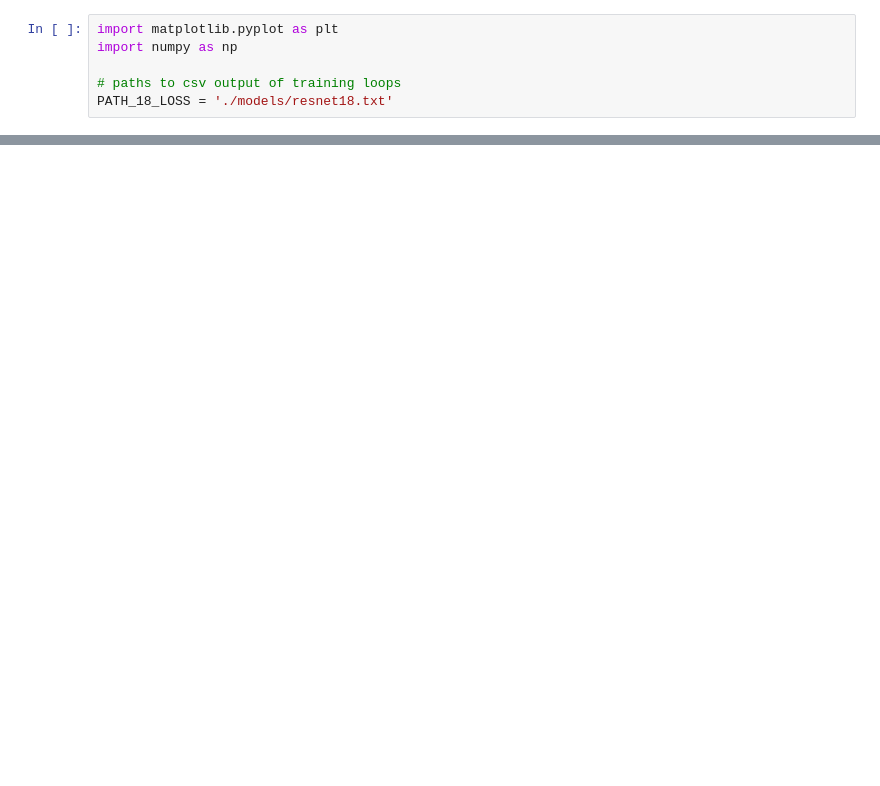
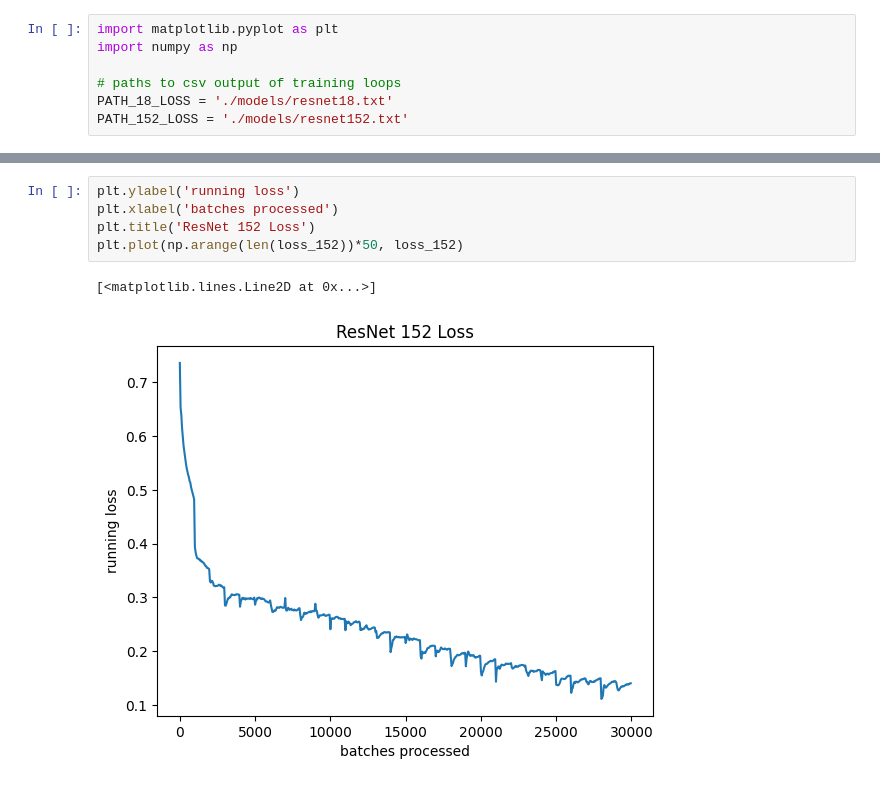
Before and after one commit to khood5/MLAudio, a Jupyter notebook: shotspotter/results.ipynb, the cells around one changed output, grey strips where cells are left out. Cells and saved outputs as stored; diff of their text form; blank space fills up the shorter version.

Commit message:
resnet-152 loss

```diff
--- a/shotspotter/results.ipynb
+++ b/shotspotter/results.ipynb
@@ -4,5 +4,6 @@ import numpy as np
 
 # paths to csv output of training loops
 PATH_18_LOSS = './models/resnet18.txt'
+PATH_152_LOSS = './models/resnet152.txt'
 # %%
 with open(PATH_18_LOSS, 'r') as f:
@@ -17,0 +23,8 @@ plt.plot(np.arange(len(loss))*50, loss)
+# %%
+plt.ylabel('running loss')
+plt.xlabel('batches processed')
+plt.title('ResNet 152 Loss')
+plt.plot(np.arange(len(loss_152))*50, loss_152)
+# %% [output]
+[<matplotlib.lines.Line2D at 0x...>]
+[figure, added]
```
Also changed, not shown: parts of 2 cells of this notebook, 1 other file.
